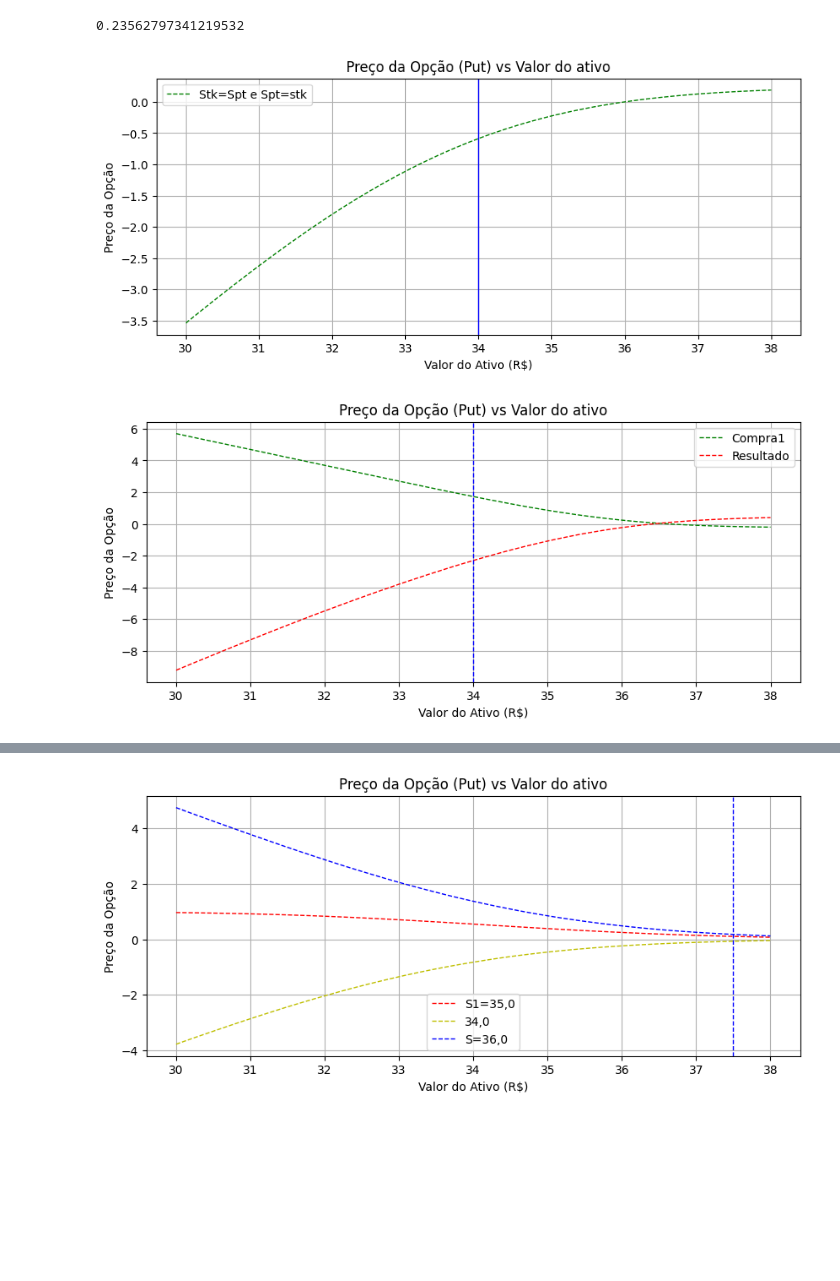
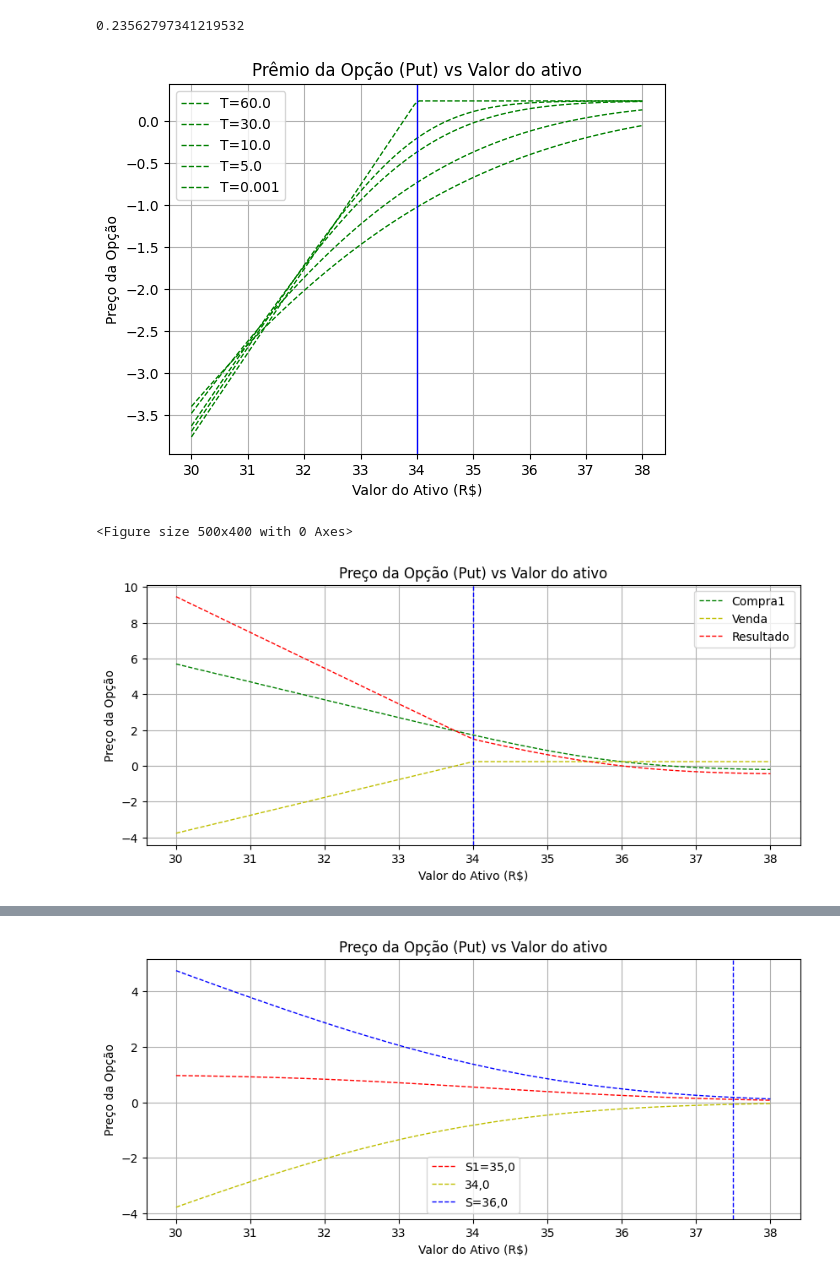
Before and after one commit to Felipe-Pinto/python_para_investimentos, a Jupyter notebook: Turbo.ipynb, the cells around one changed output, grey strips where cells are left out. Cells and saved outputs as stored; diff of their text form; code cells hidden in the pictures; blank space fills up the shorter version.

```diff
--- a/Turbo.ipynb
+++ b/Turbo.ipynb
@@ -88,19 +88,23 @@ Premio
 0.23562797341219532
 # %%
 # O gráfico dessa venda fica conforme abaixo
-plt.figure(figsize=(10, 4))
-plt.plot(S, Venda, label='Stk=Spt e Spt=stk', color='g', linestyle='dashed',linewidth=1)
+for Ti in [60/252,30/252,10/252,5/252,0.001/252]:
+  Venda = Premio - black_scholes_option(S, Stk, Ti, r, sigma, option_type)
+  plt.plot(S, Venda, label=r'T='+str(Ti*252), color='g', linestyle='dashed',linewidth=1)
+
 plt.axvline(x=Stk,ymin=0,ymax=10.0, color='b', linestyle='solid',linewidth=1)
+plt.grid()
+plt.legend()
 plt.xlabel('Valor do Ativo (R$)')
 plt.ylabel('Preço da Opção')
-plt.title(f'Preço da Opção ({option_type.capitalize()}) vs Valor do ativo')
-plt.legend()
-plt.grid(True)
+plt.title(f'Prêmio da Opção ({option_type.capitalize()}) vs Valor do ativo')
+plt.figure(figsize=(5, 4))
 plt.show()
 # %% [output]
-[figure, old version]
+[figure, new version]
+<Figure size 500x400 with 0 Axes>
 # %%
-# Após embolsar o valor da venda o mercado subiu e por fim (5DTE) desceu abaixo do strike
+# Após embolsar o valor da venda o mercado subiu e por fim (5 DTE) desceu abaixo do strike
 # Para prevenir perdas comprei (Hedge) quando o mercado ainda estava em movimento descendente
 # O derivativo tinha as seguintes características (Stk1,Spt1)
 Stk1 = 36
@@ -109,9 +113,10 @@ T1 = (5/t)
 Premio1 = black_scholes_option(Spt1, Stk1, T1, r, sigma, option_type)
 Compra1 = black_scholes_option(S, Stk1, T1, r, sigma, option_type) - Premio
 # Que somado ao Prêmio embolsado fica
-Resultado = Venda - Compra1
+Resultado = Compra1 - Venda
 plt.figure(figsize=(10, 4))
 plt.plot(S, Compra1, label='Compra1', color='g', linestyle='dashed',linewidth=1)
+plt.plot(S, Venda, label='Venda', color='y', linestyle='dashed',linewidth=1)
 plt.plot(S, Resultado, label='Resultado', color='r', linestyle='dashed',linewidth=1)
 plt.axvline(x=Stk,ymin=0,ymax=10.0, color='b', linestyle='dashed',linewidth=1)
 plt.xlabel('Valor do Ativo (R$)')
@@ -121,7 +126,7 @@ plt.legend()
 plt.grid(True)
 plt.show()
 # %% [output]
-[figure, old version]
+[figure, new version]
 # %%
 # prompt: Criar um gráfico para Compra
 
```
Also changed, not shown: parts of 1 cell of this notebook.
